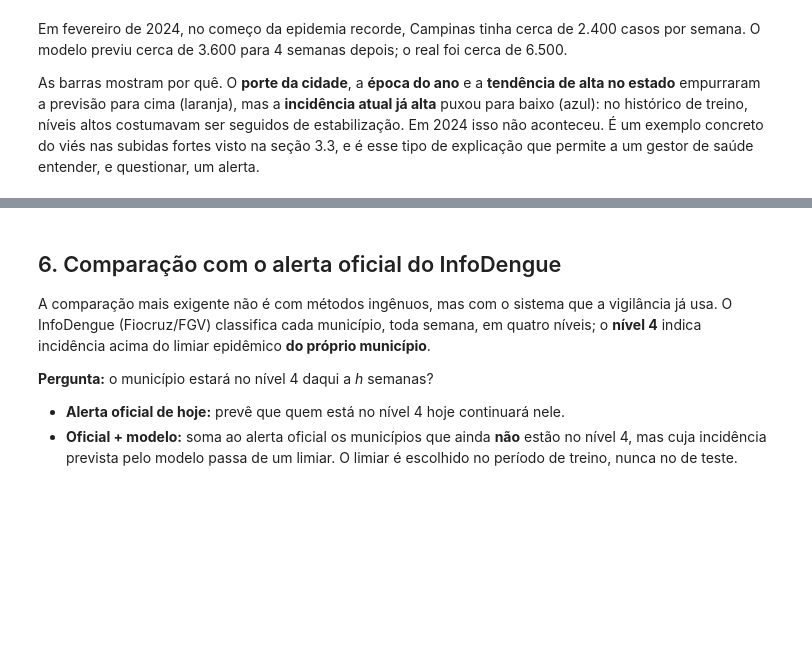
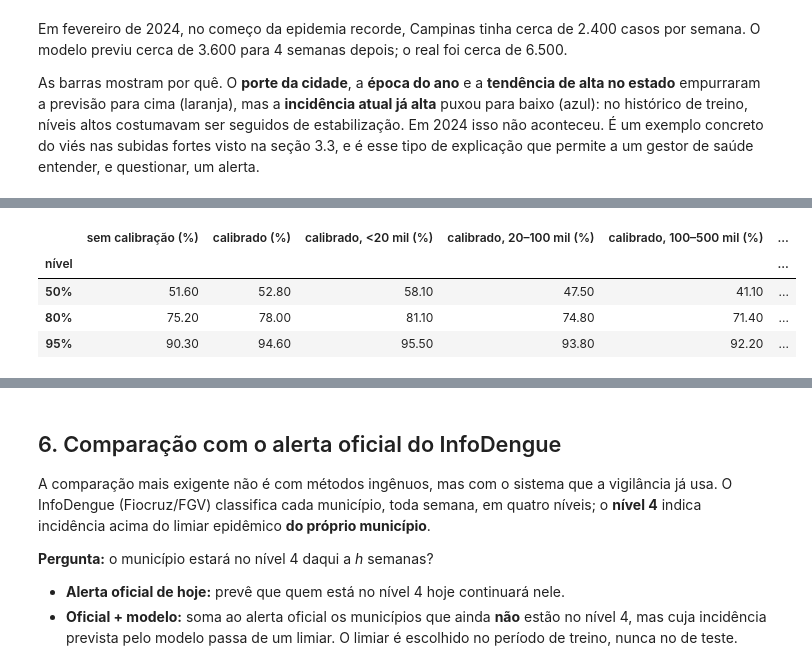
Before and after one commit to luishenrique1702/radar-dengue, a Jupyter notebook: notebooks/03_modelagem_e_avaliacao.ipynb, the cells around one changed output, grey strips where cells are left out. Saved outputs shown, nothing was run; the diff lists cells and outputs as text; code cells hidden in the pictures; blank space fills up the shorter version.

```diff
--- a/notebooks/03_modelagem_e_avaliacao.ipynb
+++ b/notebooks/03_modelagem_e_avaliacao.ipynb
@@ -341,12 +334,0 @@ entre eles deveria conter o valor real em cerca de **80%** dos casos.
-# %%
-tr4, te4 = split(d, 4)
-q = {}
-for a in [0.1, 0.9]:
-    mq = lgb.LGBMRegressor(**{**PARAMS, "objective": "quantile", "alpha": a}).fit(
-        tr4[FEATURES], tr4["y_h4"] - tr4["log_casos_lag0"])
-    q[a] = np.expm1(mq.predict(te4[FEATURES]) + te4["log_casos_lag0"].to_numpy()).clip(0)
-real4 = np.expm1(te4["y_h4"]).to_numpy()
-dentro = (real4 >= q[0.1]) & (real4 <= q[0.9])
-cob = pd.DataFrame({"porte": size_class(te4.groupby("geocode")["pop"].transform("max")).values, "dentro": dentro})
-print(f"Cobertura do intervalo de 80%: {dentro.mean():.1%}")
-cob.groupby("porte", observed=True)["dentro"].mean().mul(100).round(1).rename("cobertura (%)").to_frame()
@@ -360,0 +353,28 @@ Cobertura do intervalo de 80%: 75.6%
+# %%
+from radar_dengue.intervals import NIVEIS, conformal_adjustment, coverage, fit_quantiles, predict_bounds
+from radar_dengue.model import consolidated
+from radar_dengue.config import TEST_START
+
+base4 = consolidated(d, 4)
+alvo4 = base4["data_alvo_h4"]
+quantis = fit_quantiles(base4[alvo4 < "2023-01-01"], 4)
+calib = base4[(alvo4 >= "2023-01-01") & (alvo4 < TEST_START)]
+teste4 = base4[base4["data_iniSE"] >= TEST_START]
+
+cob = []
+for nivel in NIVEIS:
+    q = conformal_adjustment(quantis, calib, 4, nivel)
+    lo, hi = predict_bounds(quantis, teste4, nivel, q)
+    dentro = (teste4["y_h4"].to_numpy() >= lo) & (teste4["y_h4"].to_numpy() <= hi)
+    linha = {"nível": f"{nivel}%", "sem calibração (%)": coverage(quantis, teste4, 4, nivel, 0) * 100,
+             "calibrado (%)": dentro.mean() * 100}
+    por_porte = pd.Series(dentro).groupby(teste4["porte"].values, observed=True).mean() * 100
+    linha.update({f"calibrado, {p} (%)": v for p, v in por_porte.items()})
+    cob.append(linha)
+pd.DataFrame(cob).set_index("nível").round(1)
+# %% [output]
+|  | sem calibração (%) | calibrado (%) | calibrado, <20 mil (%) | calibrado, 20–100 mil (%) | calibrado, 100–500 mil (%) | ... |
+| nível |  |  |  |  |  | ... |
+| 50% | 51.60 | 52.80 | 58.10 | 47.50 | 41.10 | ... |
+| 80% | 75.20 | 78.00 | 81.10 | 74.80 | 71.40 | ... |
+| 95% | 90.30 | 94.60 | 95.50 | 93.80 | 92.20 | ... |
```
Also changed, not shown: parts of 7 cells of this notebook, 8 other files.
